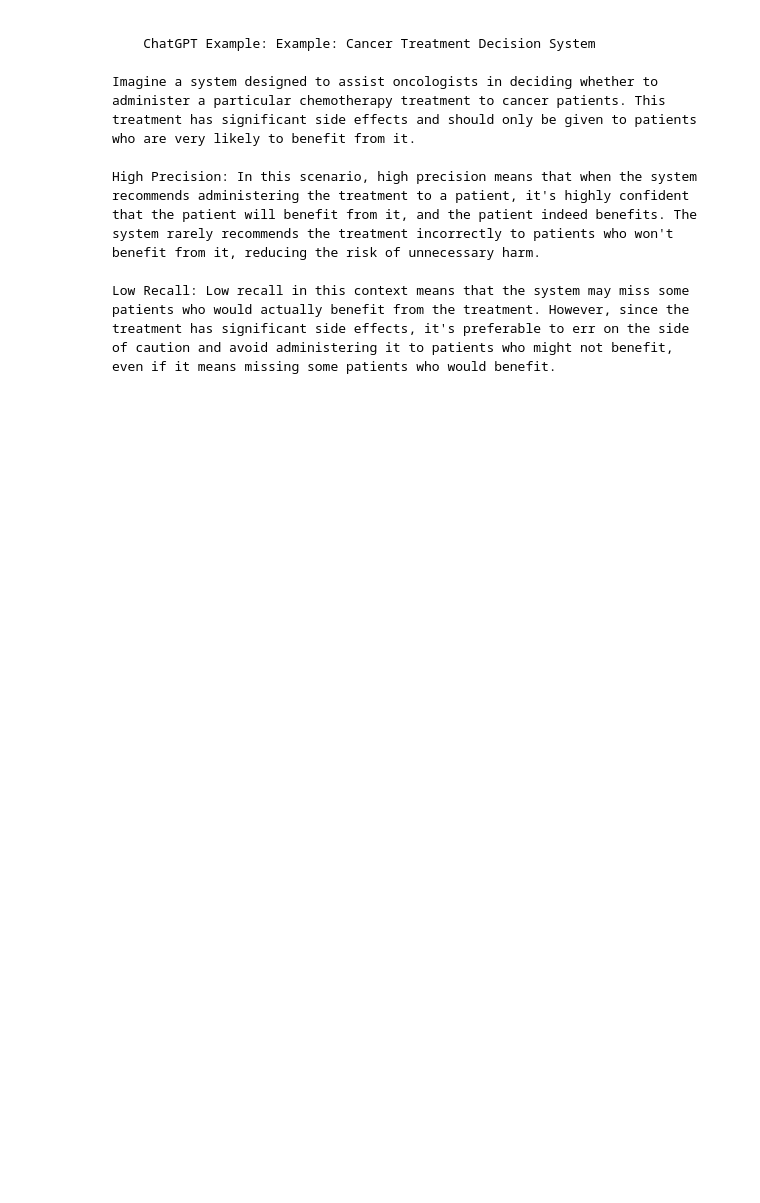
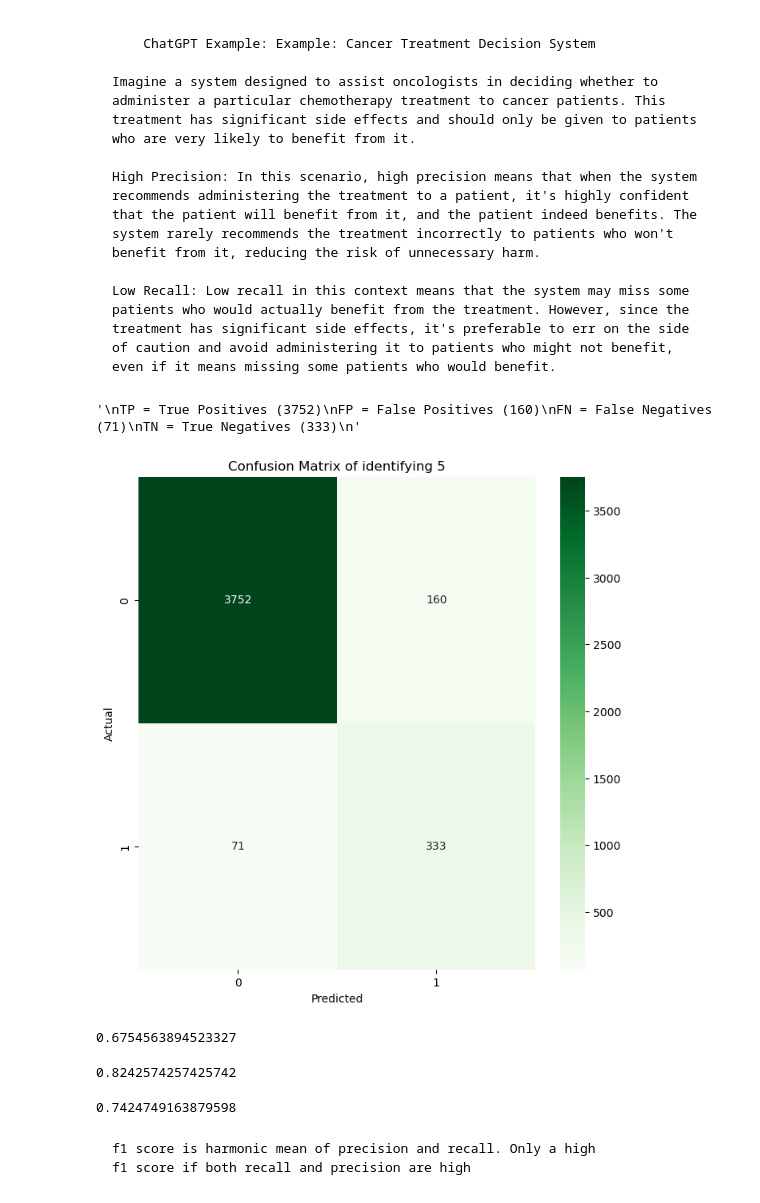
Before and after one commit to KevinDsouza03/Machine-Learning-Spring-2024, a Jupyter notebook: Chapter3.ipynb, the cells around one changed output. Cells and saved outputs as stored; diff of their text form; code cells hidden in the pictures; blank space fills up the shorter version.

````diff
--- a/Chapter3.ipynb
+++ b/Chapter3.ipynb
@@ -75,3 +80,43 @@ High Precision: In this scenario, high precision means that when the system reco
 
 Low Recall: Low recall in this context means that the system may miss some patients who would actually benefit from the treatment. However, since the treatment has significant side effects, it's preferable to err on the side of caution and avoid administering it to patients who might not benefit, even if it means missing some patients who would benefit.
 ```
+# %%
+#Another way to show confusion matrix
+cm = cm.round(2) #easier to read for percents
+fig = plt.figure(figsize=(8,8))
+ax = sns.heatmap(cm, annot=True, cmap="Greens", fmt='g')
+plt.title('Confusion Matrix of identifying 5')
+plt.xlabel('Predicted')
+plt.ylabel('Actual')
+'''
+TP = True Positives (3752)
+FP = False Positives (160)
+FN = False Negatives (71)
+TN = True Negatives (333)
+'''
+# %% [output]
+'\nTP = True Positives (3752)\nFP = False Positives (160)\nFN = False Negatives (71)\nTN = True Negatives (333)\n'
+[figure, added]
+# %%
+from sklearn.metrics import precision_score, recall_score
+
+precision_score(y_train_5,y_train_pred)
+#this number means that when an image claims
+#its a 5, it is only correct 67.5% of the time.
+# %% [output]
+0.6754563894523327
+# %%
+recall_score(y_train_5,y_train_pred)
+#this score means its only detecting 82.4% of the 5's
+# %% [output]
+0.8242574257425742
+# %%
+from sklearn.metrics import f1_score
+f1_score(y_train_5,y_train_pred)
+# %% [output]
+0.7424749163879598
+# %% [markdown]
+```
+f1 score is harmonic mean of precision and recall. Only a high
+f1 score if both recall and precision are high
+```
````
Also changed, not shown: parts of 5 cells of this notebook, 1 other file.
